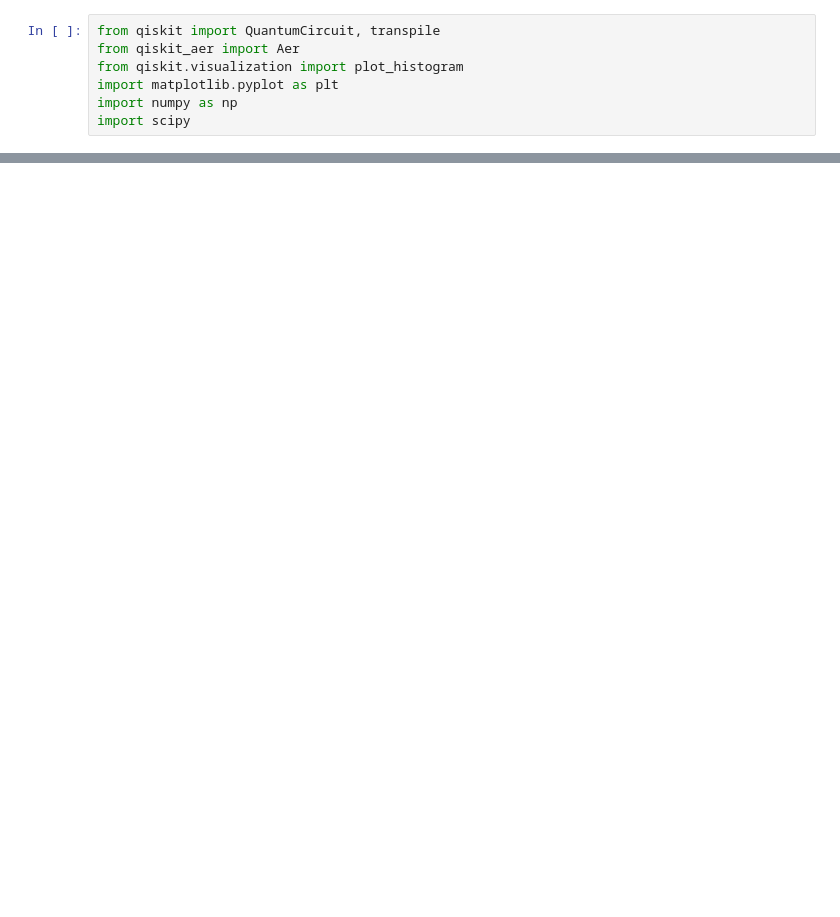
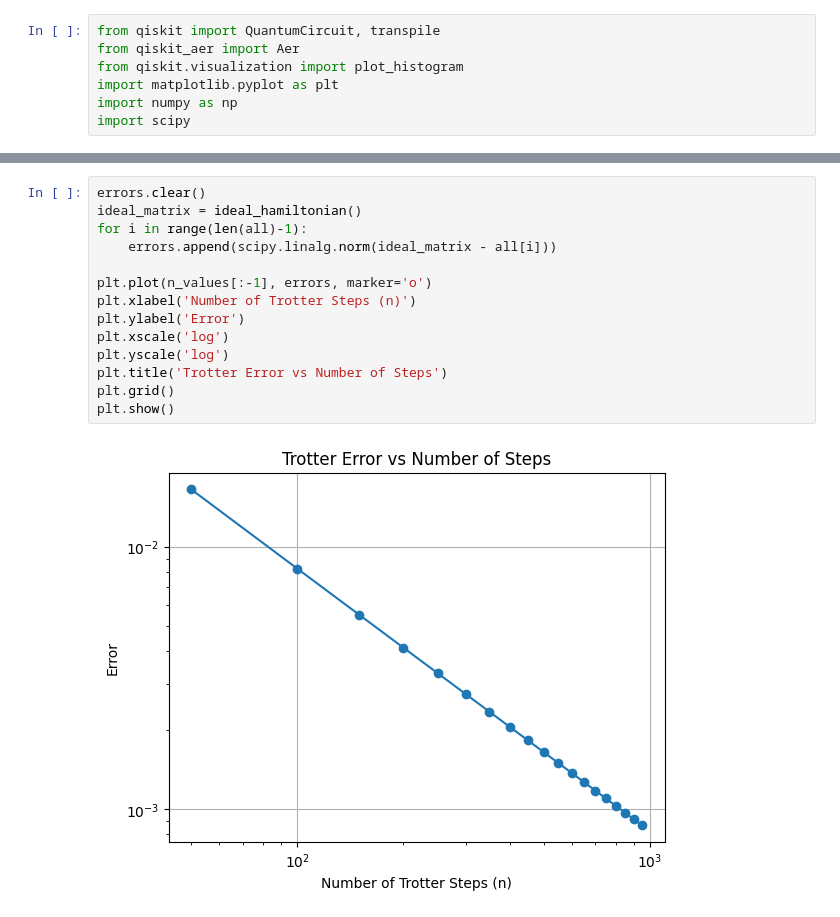
Before and after one commit to JEly613/EinR_CD05, a Jupyter notebook: Week 2/TrotterError.ipynb, the cells around one changed output, grey strips where cells are left out. Saved outputs shown, nothing was run; the diff lists cells and outputs as text; blank space fills up the shorter version.

```diff
--- a/Week 2/TrotterError.ipynb
+++ b/Week 2/TrotterError.ipynb
@@ -46,0 +66,16 @@ plt.show()
+# %%
+errors.clear()
+ideal_matrix = ideal_hamiltonian()
+for i in range(len(all)-1):
+    errors.append(scipy.linalg.norm(ideal_matrix - all[i]))
+
+plt.plot(n_values[:-1], errors, marker='o')
+plt.xlabel('Number of Trotter Steps (n)')
+plt.ylabel('Error')
+plt.xscale('log')
+plt.yscale('log')
+plt.title('Trotter Error vs Number of Steps')
+plt.grid()
+plt.show()
+# %% [output]
+[figure, added]
```
Also changed, not shown: parts of 4 cells of this notebook, 9 other files.
